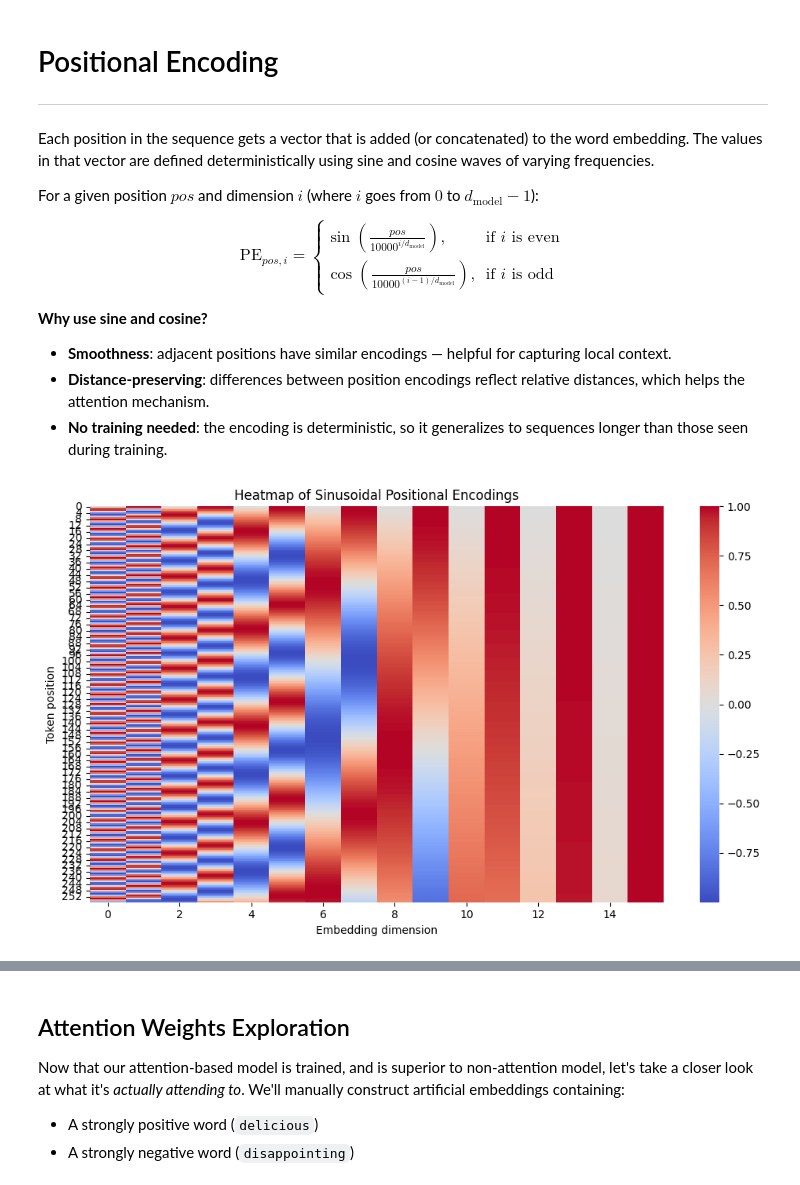
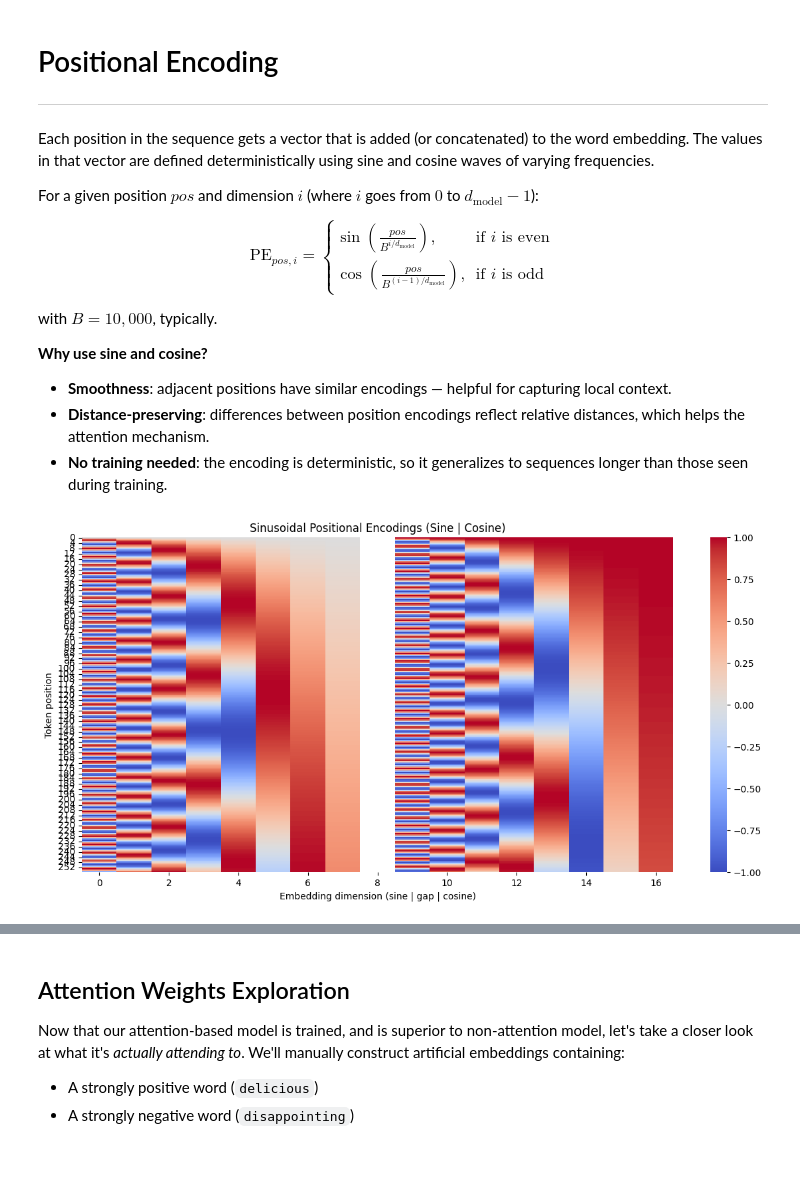
Before and after one commit to roguxivlo/Machine-Learning-2024, a Jupyter notebook: Lab12_nlp-introduction.ipynb, the cells around one changed output, grey strips where cells are left out. Saved outputs shown, nothing was run; the diff lists cells and outputs as text; code cells hidden in the pictures; blank space fills up the shorter version.

Commit message:
full rerun

```diff
--- a/Lab12_nlp-introduction.ipynb
+++ b/Lab12_nlp-introduction.ipynb
@@ -820,7 +820,7 @@ pos_cnt = 16
 def sinusoid_positions(max_len = MAX_LEN, dim = pos_cnt):
     pos = torch.arange(max_len, device=device).float().unsqueeze(1)
     i   = torch.arange(dim, device=device).float().unsqueeze(0)
-    angle = pos / (10000 ** (2 * (i//2) / dim))
+    angle = pos / (1000 ** (2 * (i//2) / dim))
     S = torch.zeros(max_len, dim, device=device)
     S[:, 0::2] = torch.sin(angle[:, 0::2])
     S[:, 1::2] = torch.cos(angle[:, 1::2])
@@ -835,10 +835,12 @@ For a given position $pos$ and dimension $i$ (where $i$ goes from $0$ to $d_{\te
 $$
 \text{PE}_{pos, i} =
 \begin{cases}
-\sin\left(\frac{pos}{10000^{i / d_{\text{model}}}}\right), & \text{if } i \text{ is even} \\
-\cos\left(\frac{pos}{10000^{(i - 1) / d_{\text{model}}}}\right), & \text{if } i \text{ is odd}
+\sin\left(\frac{pos}{B^{i / d_{\text{model}}}}\right), & \text{if } i \text{ is even} \\
+\cos\left(\frac{pos}{B^{(i - 1) / d_{\text{model}}}}\right), & \text{if } i \text{ is odd}
 \end{cases}
 $$
+
+with $B=10,000$, typically.
 
 
 
@@ -850,22 +852,32 @@ $$
 # %%
 
 
 import matplotlib.pyplot as plt
 import seaborn as sns
+import torch
+import numpy as np
 
 # Create sinusoidal matrix S
-S = sinusoid_positions()
+S = sinusoid_positions() # size: words, features
+
+# Separate sine (even) and cosine (odd) components
+sine = S[:, ::2]
+cosine = S[:, 1::2]
+gap = torch.full((S.size(0), 1), float('nan'))  # vertical separator
+
+# Concatenate: [sine | gap | cosine]
+S_sep = torch.cat([sine, gap, cosine], dim=1)
 
 # Plot as heatmap
-plt.figure(figsize=(10, 6))
-sns.heatmap(S.cpu().numpy(), cmap="coolwarm", cbar=True, xticklabels=2, yticklabels=4)
-plt.title("Heatmap of Sinusoidal Positional Encodings")
-plt.xlabel("Embedding dimension")
+plt.figure(figsize=(12, 6))
+sns.heatmap(S_sep.cpu().numpy(), cmap="coolwarm", cbar=True, xticklabels=2, yticklabels=4)
+plt.title("Sinusoidal Positional Encodings (Sine | Cosine)")
+plt.xlabel("Embedding dimension (sine | gap | cosine)")
 plt.ylabel("Token position")
 plt.tight_layout()
 plt.show()
 # %% [output]
-[figure, old version]
+[figure, new version]
 # %%
 embed_cnt = 16          # word embeddings
 pos_cnt = 16            # pos embeddings
```
Also changed, not shown: parts of 8 cells of this notebook.
